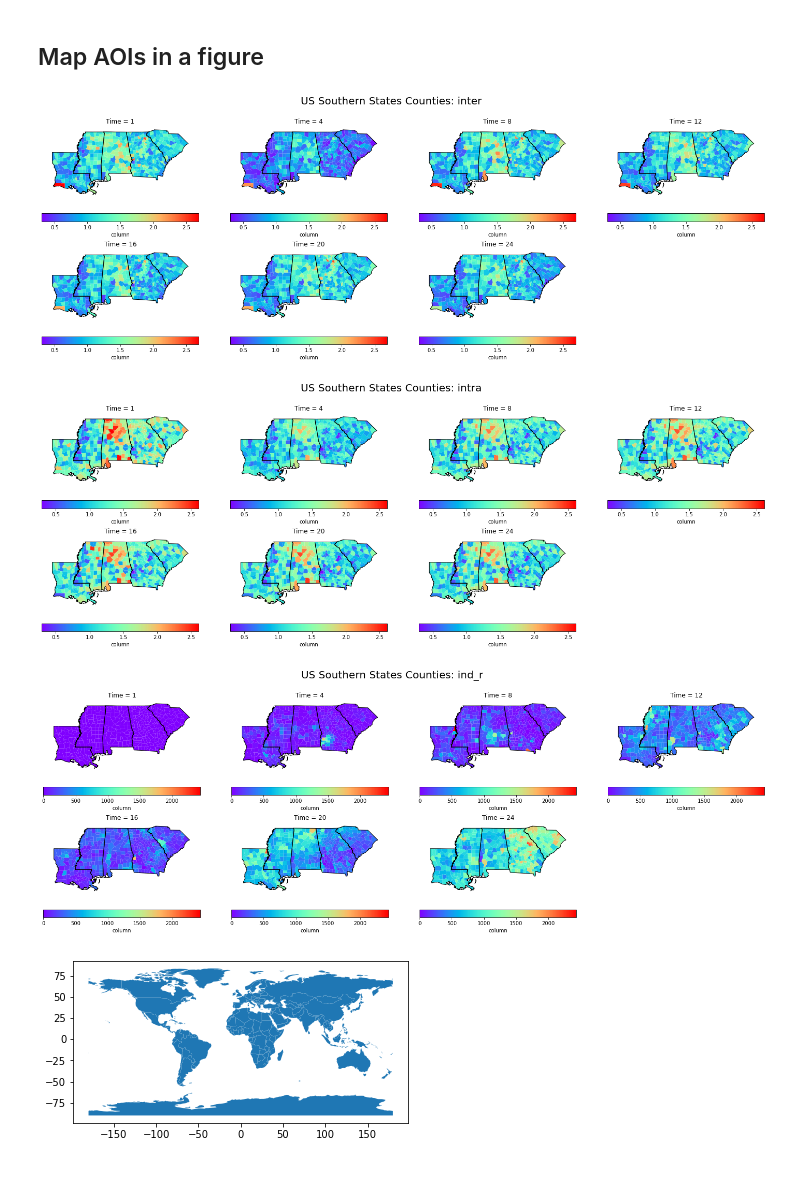
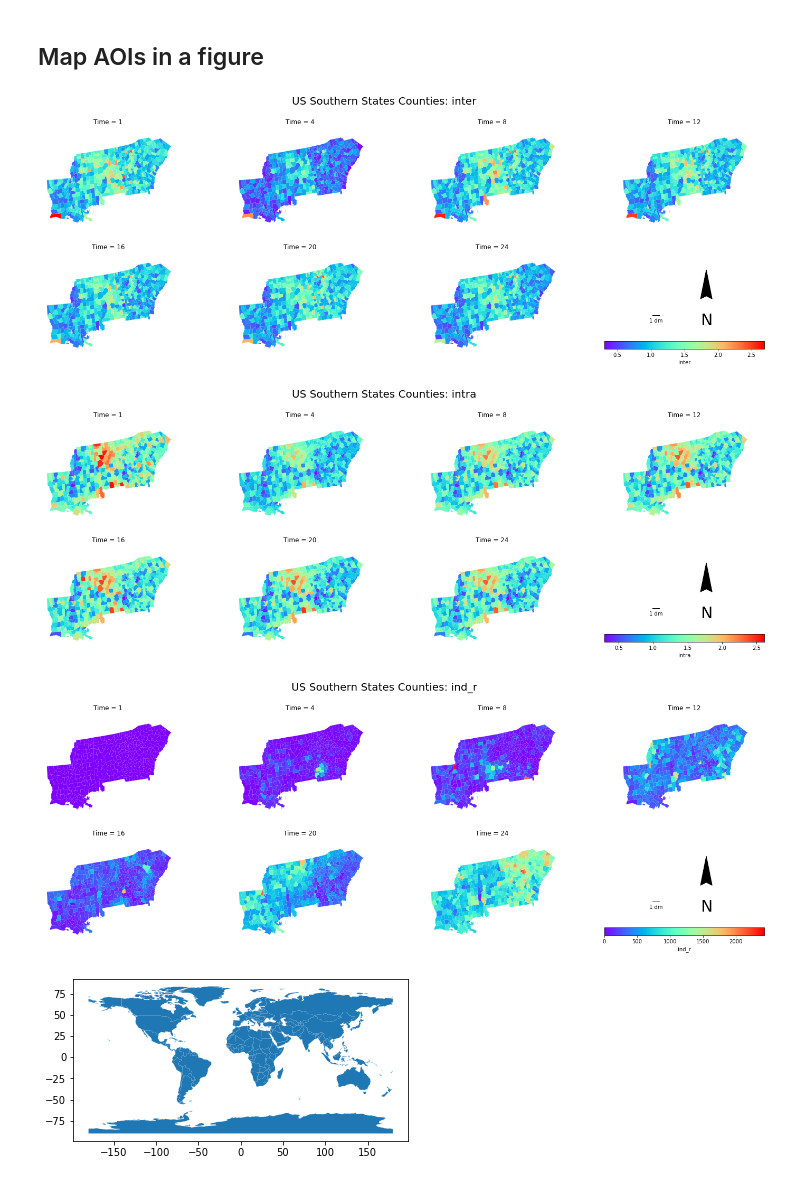
Before and after one commit to gladcolor/region_mapping, a Jupyter notebook: ODT_case_study_France.ipynb, the cells around one changed output. Saved outputs shown, nothing was run; the diff lists cells and outputs as text; code cells hidden in the pictures.

Commit message:
feature: north arrow

```diff
--- a/ODT_case_study_France.ipynb
+++ b/ODT_case_study_France.ipynb
@@ -50,7 +50,13 @@ AOI_gdf = gdf[gdf['fips'].isin(target_df['fips'].to_list())]
 AOI_state_gdf = state_gdf[state_gdf['STATE'].isin(target_df['fips'].str[:2])]
 
 # AOI_gdf = pd.merge(AOI_gdf, target_df, left_on='fips', right_on="fips")
-ax = AOI_gdf.plot(figsize=(8, 4))
+ax = AOI_gdf.to_crs(2163).plot(figsize=(8, 4))
 
-AOI_state_gdf.plot(ax=ax, figsize=(8, 4), facecolor="none", edgecolor="white")
+ax1 =AOI_state_gdf.to_crs(2163).plot(ax=ax, figsize=(8, 4), facecolor="none", edgecolor="white")
+xlim = (500000, 2000000)
+ylim = (-1800000, -800000)
+
+ax1.set_xlim(xlim)
+ax1.set_ylim(ylim)
+ax1.add_artist(ScaleBar(1, location="lower right"))
 # %% [output]
@@ -59,7 +73,7 @@ AOI_state_gdf.plot(ax=ax, figsize=(8, 4), facecolor="none", edgecolor="white")
 # %% [markdown]
 ## Map AOIs in a figure
 # %%
-from matplotlib_scalebar.scalebar import ScaleBar
+# from matplotlib_scalebar.scalebar import ScaleBar
 
 row_cnt = 2
 col_cnt = 4
@@ -69,46 +83,90 @@ map_columns = ['inter', 'intra', 'ind_r']
 time_interval_colum = r'time'
 time_intervals = target_df[time_interval_colum].unique()
 
-for idx, column in enumerate(map_columns):
+for idx, column in enumerate(map_columns[:]):
 
     fig, axes = plt.subplots(row_cnt, col_cnt, figsize=(25,8))
     fig.suptitle(f"US Southern States Counties: {column}", fontsize=20)
     for i in range(idx + 1, col_cnt * row_cnt, 1):
         axes[divmod(i, col_cnt)].axis('off')
 
     # find the range of changes
     vmin= target_df[column].min()
     vmax= target_df[column].max()
 
     # draw suplots
-    for idx2, time_itvl in enumerate(time_intervals):
+    for idx2, time_itvl in enumerate(time_intervals[:]):
 
         time_df = target_df[target_df['time'] == time_itvl]
 
         axes[divmod(idx2, col_cnt)].axis('off')
 
 
         merged_df = pd.merge(AOI_gdf, time_df, left_on='fips', right_on="fips")
+        merged_df = merged_df.set_crs(epsg=4326)
+        merged_df = merged_df.to_crs(2163)
 
+
+
+#         print(merged_df.total_bounds)
+#
         ax = merged_df.plot(column=merged_df[column],
                 cmap='rainbow',
                 ax=axes[divmod(idx2, col_cnt)],
-                legend=True,
-                legend_kwds={'label': f'{column}',
-                             'orientation': "horizontal"},
+#                 legend=True,
+#                 legend_kwds={'label': f'{column}',
+#                              'orientation': "horizontal"},
                 vmin=vmin,
                 vmax=vmax,
                )
+
+        xlim = (500000, 2000000)
+        ylim = (-1800000, -800000)
+
+        ax.set_xlim(xlim)
+        ax.set_ylim(ylim)
+
         axes[divmod(idx2, col_cnt)].set_title(f"Time = {time_itvl}")
         AOI_state_gdf.plot(ax=ax, facecolor="none", edgecolor="black")
 
-#         axes[divmod(idx2, col_cnt)].add_artist(ScaleBar(1))
+
 #     plt.show()
-    plt.savefig(f"US_Southern_States_Counties_{column}_no_colorbar.png", dpi=254)
+#     handles, labels = ax.get_legend_handles_labels()
+
+    ax8 = axes[1, 3]
+    ax8.axis('on')
+    ax8 = merged_df.plot(column=merged_df[column],
+            cmap='rainbow',
+            ax=ax8,
+            legend=True,
+            legend_kwds={'label': f'{column}',
+                         'orientation': "horizontal"},
+            vmin=vmin,
+            vmax=vmax,
+           )
+#     fig.legend(handles, labels, loc='lower center', title="Legend", fancybox=True)
+
+
+
+    ax8.set_xlim((0, 1))
+    ax8.set_ylim((0, 1))
+    ax8.text(x=0.725, y=0.0, s='N', fontsize=30)
+    ax8.arrow(x=0.8, y=0.4, dx=0.0, dy=0.36, length_includes_head=True,
+          head_width=0.16, head_length=0.4, overhang=.1, facecolor='k')
+
+    ax8.add_artist(ScaleBar(1, location='lower left'))
+    ax8.axis('off')
+#     ax8.legend(handles, labels, loc='lower center', title="Legend", fancybox=True)
+
+    plt.savefig(f"US_Southern_States_Counties_{column}_no_colorbar.png", dpi=100)
+
+
+# add a north arrow and global legend:
+# https://mohammadimranhasan.com/geospatial-data-mapping-with-python/
 # %% [output]
-[figure, old version]
+[figure, new version]
-[figure, old version]
+[figure, new version]
-[figure, old version]
+[figure, new version]
 # %%
 import geopandas
 world = geopandas.read_file(geopandas.datasets.get_path('naturalearth_lowres'))
```
Also changed, not shown: parts of 3 cells of this notebook, 3 other files.
